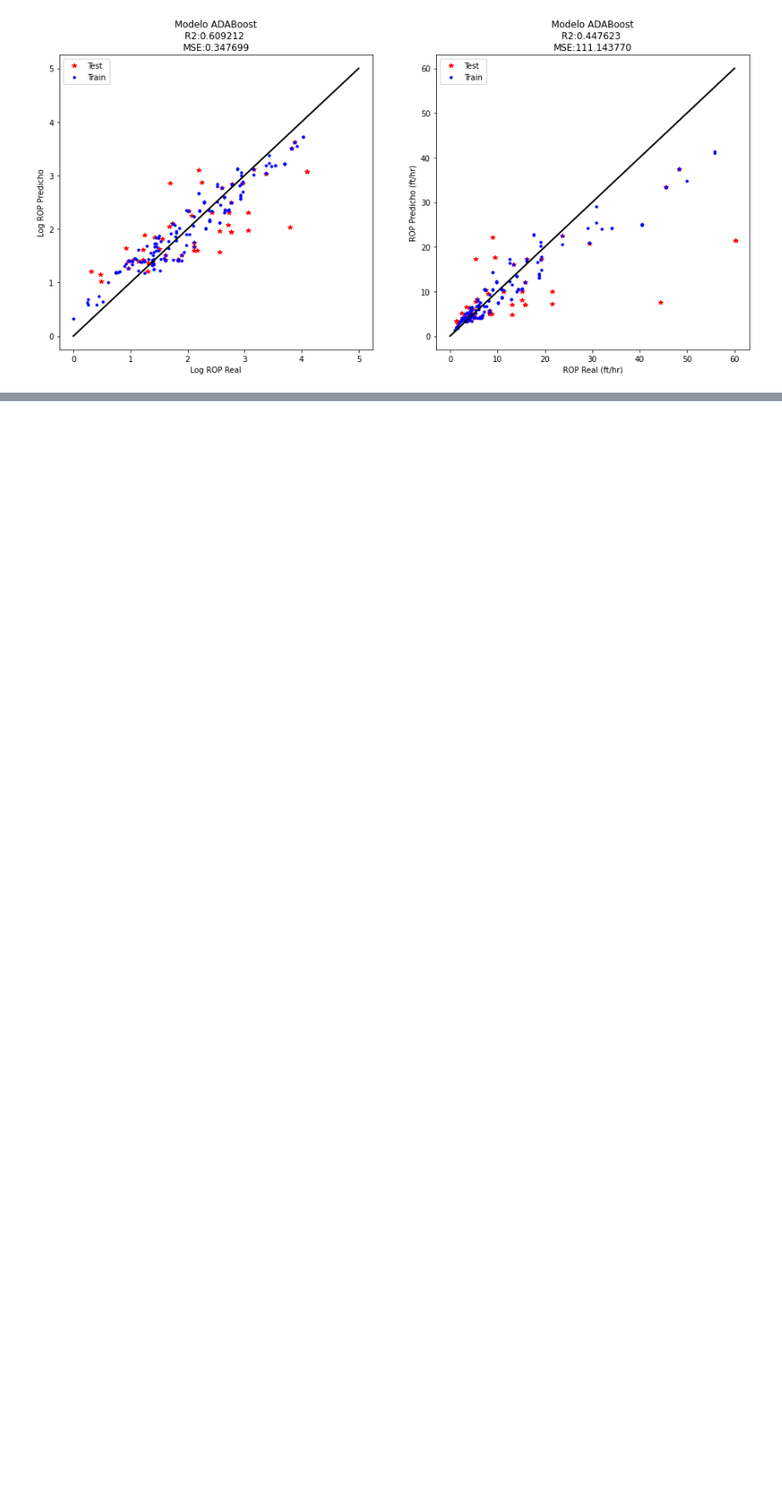
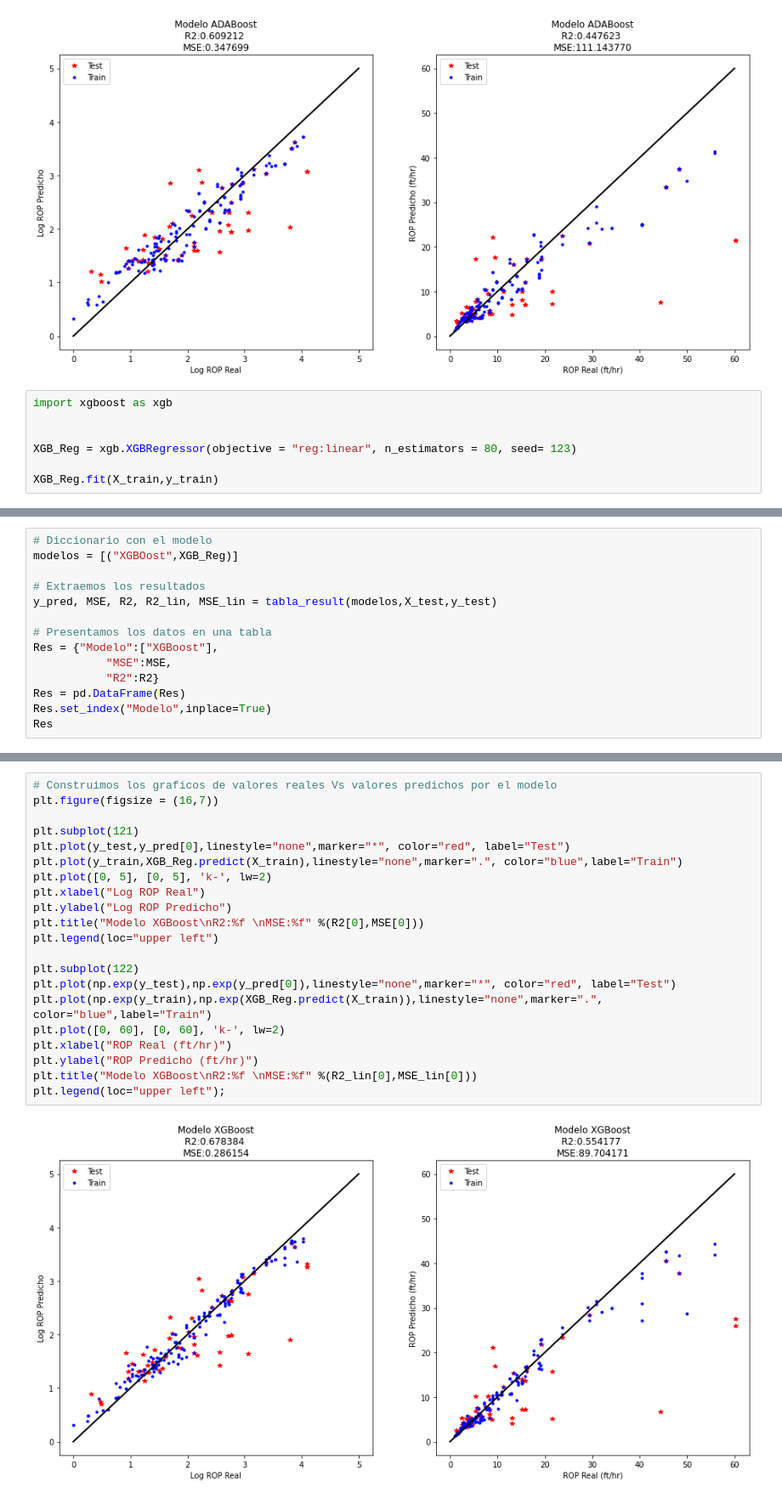
Before and after one commit to diegojeda/Bit-Optimization-ML, a Jupyter notebook: Pruebas de Modelos.ipynb, the cells around one changed output, grey strips where cells are left out. Shown at 85% size. Drawn from its saved outputs; the diff is of its cells as text; blank space fills up the shorter version.

```diff
--- a/Pruebas de Modelos.ipynb
+++ b/Pruebas de Modelos.ipynb
@@ -209,3 +209,10 @@ plt.title("Modelo ADABoost\nR2:%f \nMSE:%f" %(R2_lin[0],MSE_lin[0]))
 plt.legend(loc="upper left");
 # %% [output]
 [figure]
+# %%
+import xgboost as xgb
+
+
+XGB_Reg = xgb.XGBRegressor(objective = "reg:linear", n_estimators = 80, seed= 123)
+
+XGB_Reg.fit(X_train,y_train)
@@ -211,0 +228,14 @@ plt.legend(loc="upper left");
+# %%
+# Diccionario con el modelo
+modelos = [("XGBOost",XGB_Reg)]
+
+# Extraemos los resultados
+y_pred, MSE, R2, R2_lin, MSE_lin = tabla_result(modelos,X_test,y_test)
+
+# Presentamos los datos en una tabla
+Res = {"Modelo":["XGBoost"],
+           "MSE":MSE,
+           "R2":R2}
+Res = pd.DataFrame(Res)
+Res.set_index("Modelo",inplace=True)
+Res
@@ -211,0 +246,23 @@ plt.legend(loc="upper left");
+# %%
+# Construimos los graficos de valores reales Vs valores predichos por el modelo
+plt.figure(figsize = (16,7))
+
+plt.subplot(121)
+plt.plot(y_test,y_pred[0],linestyle="none",marker="*", color="red", label="Test")
+plt.plot(y_train,XGB_Reg.predict(X_train),linestyle="none",marker=".", color="blue",label="Train")
+plt.plot([0, 5], [0, 5], 'k-', lw=2)
+plt.xlabel("Log ROP Real")
+plt.ylabel("Log ROP Predicho")
+plt.title("Modelo XGBoost\nR2:%f \nMSE:%f" %(R2[0],MSE[0]))
+plt.legend(loc="upper left")
+
+plt.subplot(122)
+plt.plot(np.exp(y_test),np.exp(y_pred[0]),linestyle="none",marker="*", color="red", label="Test")
+plt.plot(np.exp(y_train),np.exp(XGB_Reg.predict(X_train)),linestyle="none",marker=".", color="blue",label="Train")
+plt.plot([0, 60], [0, 60], 'k-', lw=2)
+plt.xlabel("ROP Real (ft/hr)")
+plt.ylabel("ROP Predicho (ft/hr)")
+plt.title("Modelo XGBoost\nR2:%f \nMSE:%f" %(R2_lin[0],MSE_lin[0]))
+plt.legend(loc="upper left");
+# %% [output]
+[figure, added]
```
Also changed, not shown: parts of 3 cells of this notebook.
